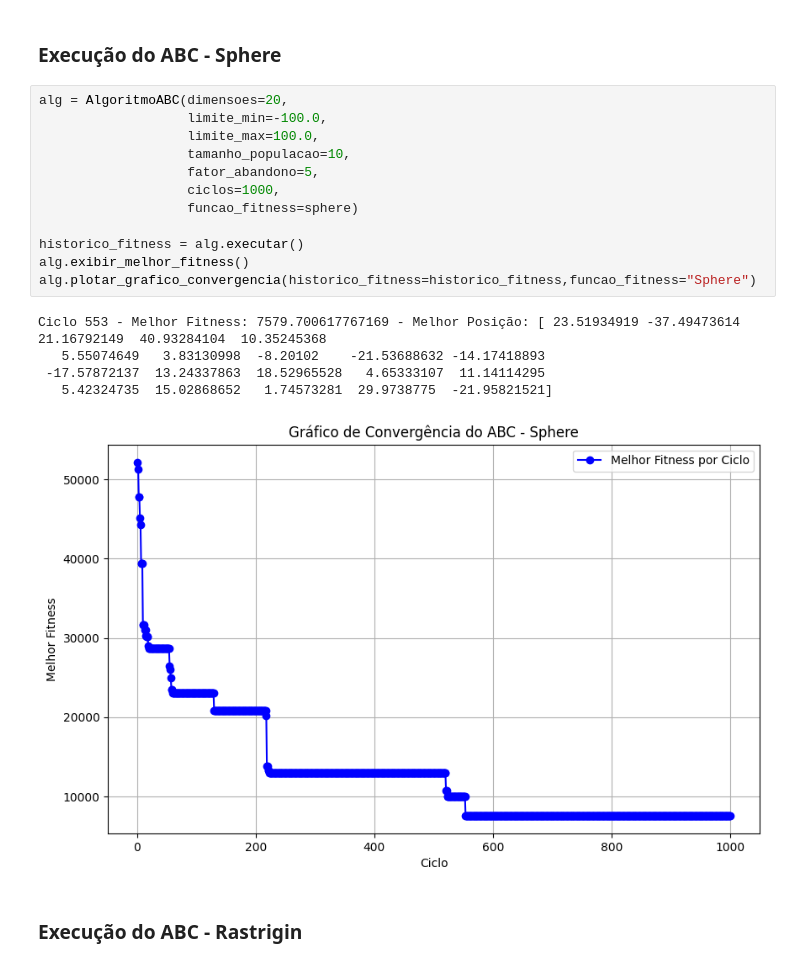
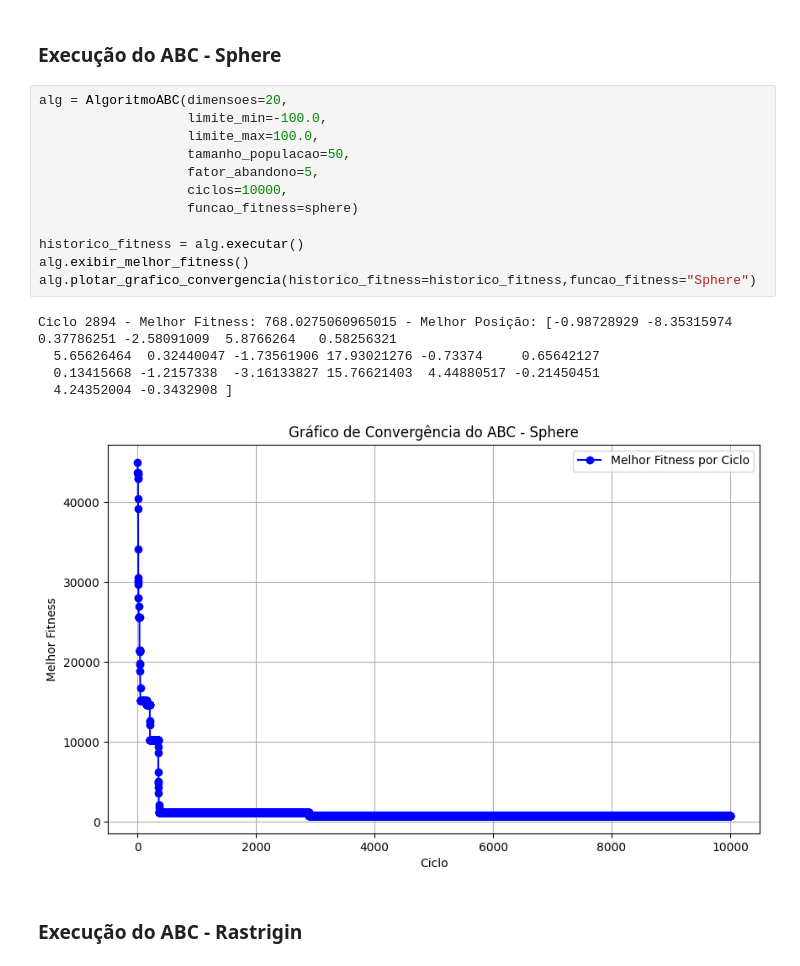
Before and after one commit to Guiioff/Algoritmos-Otimizacao, a Jupyter notebook: alg_abc.ipynb, the cells around one changed output. Drawn from its saved outputs; the diff is of its cells as text.

```diff
--- a/alg_abc.ipynb
+++ b/alg_abc.ipynb
@@ -185,21 +185,21 @@ class AlgoritmoABC:
 # %%
 alg = AlgoritmoABC(dimensoes=20,
                    limite_min=-100.0,
                    limite_max=100.0,
-                   tamanho_populacao=10,
+                   tamanho_populacao=50,
                    fator_abandono=5,
-                   ciclos=1000,
+                   ciclos=10000,
                    funcao_fitness=sphere)
 
 historico_fitness = alg.executar()
 alg.exibir_melhor_fitness()
 alg.plotar_grafico_convergencia(historico_fitness=historico_fitness,funcao_fitness="Sphere")
 # %% [output]
-Ciclo 553 - Melhor Fitness: 7579.700617767169 - Melhor Posição: [ 23.51934919 -37.49473614  21.16792149  40.93284104  10.35245368
-   5.55074649   3.83130998  -8.20102    -21.53688632 -14.17418893
- -17.57872137  13.24337863  18.52965528   4.65333107  11.14114295
-   5.42324735  15.02868652   1.74573281  29.9738775  -21.95821521]
+Ciclo 2894 - Melhor Fitness: 768.0275060965015 - Melhor Posição: [-0.98728929 -8.35315974  0.37786251 -2.58091009  5.8766264   0.58256321
+  5.65626464  0.32440047 -1.73561906 17.93021276 -0.73374     0.65642127
+  0.13415668 -1.2157338  -3.16133827 15.76621403  4.44880517 -0.21450451
+  4.24352004 -0.3432908 ]
-[figure, old version]
+[figure, new version]
 # %% [markdown]
 ### Execução do ABC - Rastrigin
 # %%
```
Also changed, not shown: parts of 2 cells of this notebook.
